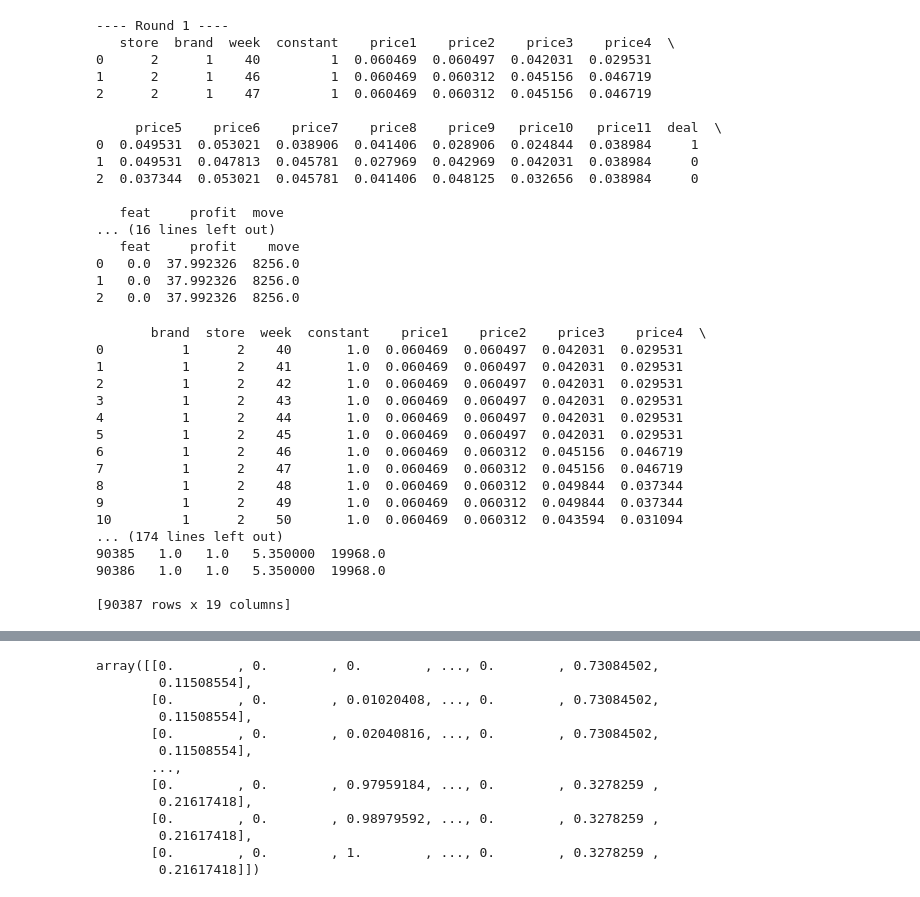
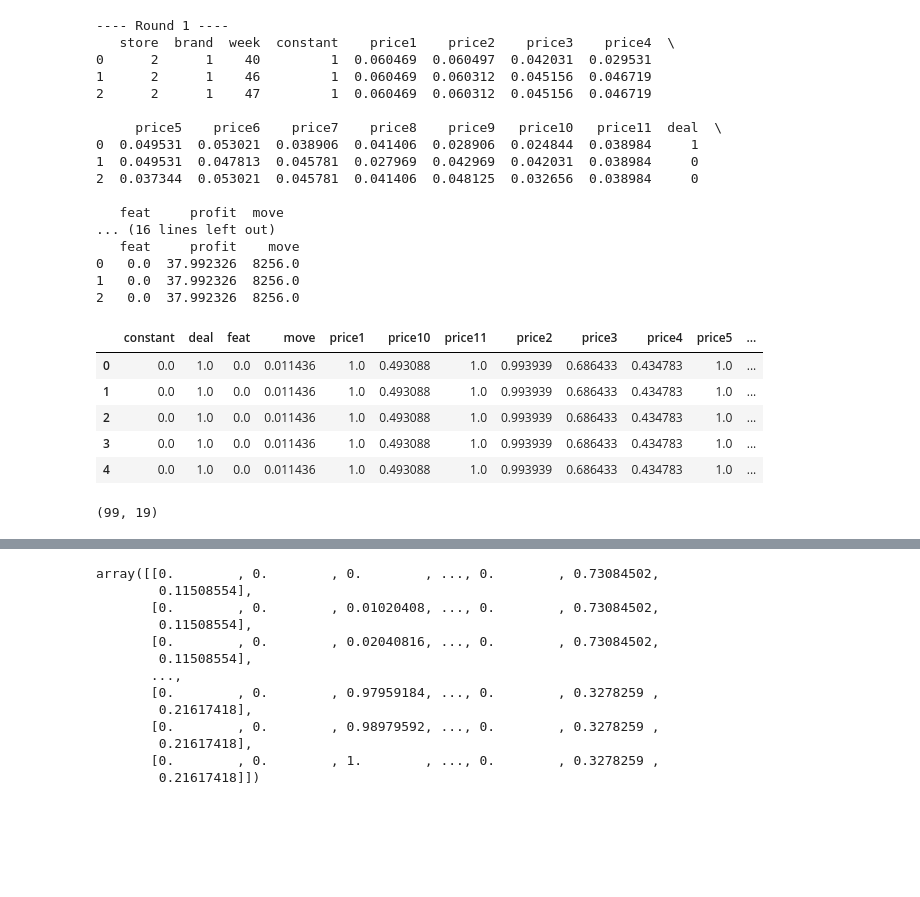
Before and after one commit to sdonohoo/forecasting, a Jupyter notebook: retail_sales/OrangeJuice_Pt_3Weeks_Weekly/submissions/DilatedCNN/train_score.ipynb, the cells around one changed output, grey strips where cells are left out. Cells and saved outputs as stored; diff of their text form; code cells hidden in the pictures; blank space fills up the shorter version.

```diff
--- a/retail_sales/OrangeJuice_Pt_3Weeks_Weekly/submissions/DilatedCNN/train_score.ipynb
+++ b/retail_sales/OrangeJuice_Pt_3Weeks_Weekly/submissions/DilatedCNN/train_score.ipynb
@@ -121,27 +135,23 @@ print('')
 0   0.0  37.992326  8256.0
 1   0.0  37.992326  8256.0
 2   0.0  37.992326  8256.0
-# %%
-print(data_filled)
-# %% [output]
-       brand  store  week  constant    price1    price2    price3    price4  \
-0          1      2    40       1.0  0.060469  0.060497  0.042031  0.029531
-1          1      2    41       1.0  0.060469  0.060497  0.042031  0.029531
-2          1      2    42       1.0  0.060469  0.060497  0.042031  0.029531
-3          1      2    43       1.0  0.060469  0.060497  0.042031  0.029531
-4          1      2    44       1.0  0.060469  0.060497  0.042031  0.029531
-5          1      2    45       1.0  0.060469  0.060497  0.042031  0.029531
-6          1      2    46       1.0  0.060469  0.060312  0.045156  0.046719
-7          1      2    47       1.0  0.060469  0.060312  0.045156  0.046719
-8          1      2    48       1.0  0.060469  0.060312  0.049844  0.037344
-9          1      2    49       1.0  0.060469  0.060312  0.049844  0.037344
-10         1      2    50       1.0  0.060469  0.060312  0.043594  0.031094
-... (174 lines left out)
-90385   1.0   1.0   5.350000  19968.0
-90386   1.0   1.0   5.350000  19968.0
-
-[90387 rows x 19 columns]
+# %%
+# Normalize the dataframe of features
+cols_normalize = data_filled.columns.difference(['store','brand','week'])
+min_max_scaler = MinMaxScaler()
+data_filled_scaled = pd.DataFrame(min_max_scaler.fit_transform(data_filled[cols_normalize]),
+                                  columns=cols_normalize,
+                                  index=data_filled.index)
+data_filled_scaled.head()
+# %% [output]
+|  | constant | deal | feat | move | price1 | price10 | price11 | price2 | price3 | price4 | price5 | ... |
+| 0 | 0.0 | 1.0 | 0.0 | 0.011436 | 1.0 | 0.493088 | 1.0 | 0.993939 | 0.686433 | 0.434783 | 1.0 | ... |
+| 1 | 0.0 | 1.0 | 0.0 | 0.011436 | 1.0 | 0.493088 | 1.0 | 0.993939 | 0.686433 | 0.434783 | 1.0 | ... |
+| 2 | 0.0 | 1.0 | 0.0 | 0.011436 | 1.0 | 0.493088 | 1.0 | 0.993939 | 0.686433 | 0.434783 | 1.0 | ... |
+| 3 | 0.0 | 1.0 | 0.0 | 0.011436 | 1.0 | 0.493088 | 1.0 | 0.993939 | 0.686433 | 0.434783 | 1.0 | ... |
+| 4 | 0.0 | 1.0 | 0.0 | 0.011436 | 1.0 | 0.493088 | 1.0 | 0.993939 | 0.686433 | 0.434783 | 1.0 | ... |
 # %%
 data_sub = data_filled[(data_filled.brand==1) & (data_filled.store==2)]
-sequence_length = 8
-sequence_cols = ['move', 'price1']
+data_sub.shape
+# %% [output]
+(99, 19)
```
Also changed, not shown: parts of 16 cells of this notebook.
